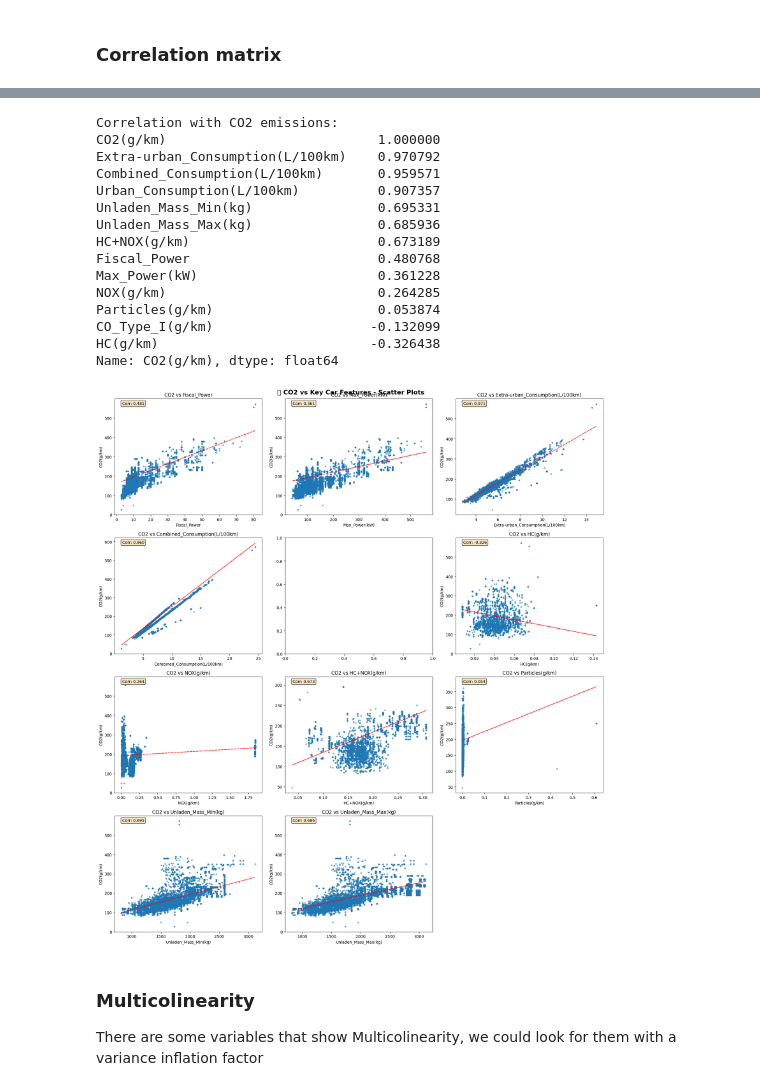
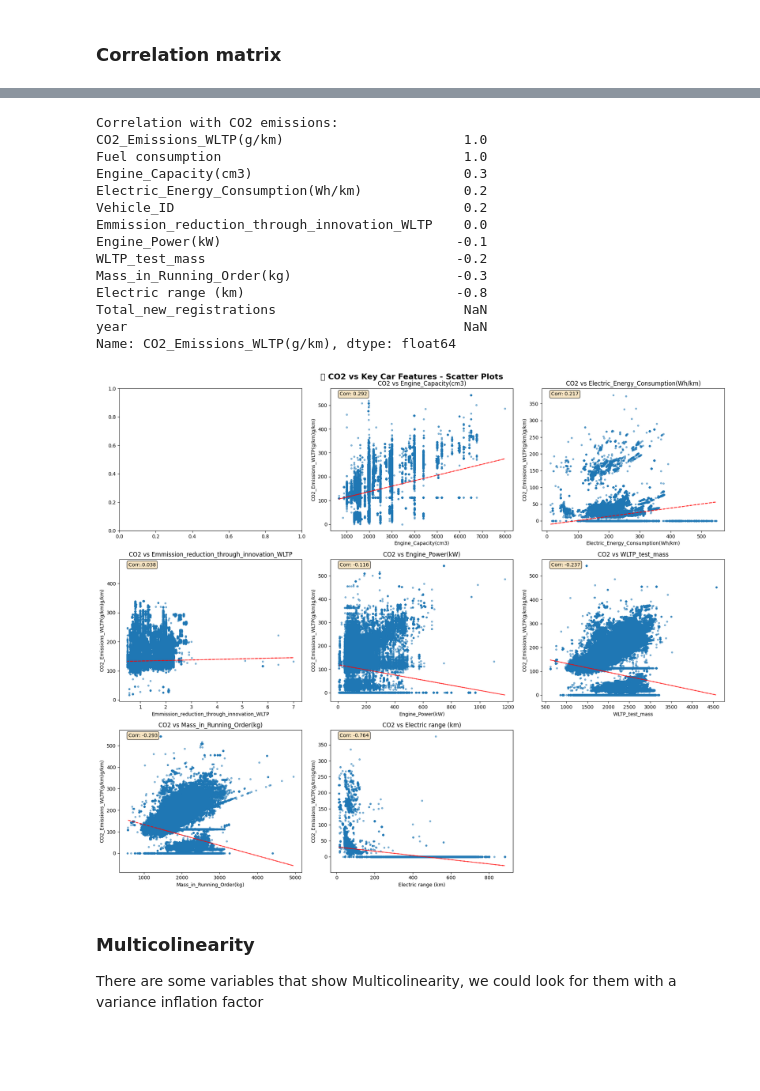
Before and after one commit to Tavocado-S/CO2_Prediction, a Jupyter notebook: notebooks/burak_explo_copy_2023.ipynb, the cells around one changed output, grey strips where cells are left out. Saved outputs shown, nothing was run; the diff lists cells and outputs as text; code cells hidden in the pictures; blank space fills up the shorter version.

Commit message:
2023 Europe Data WIP-Correlation matrix added

```diff
--- a/notebooks/burak_explo_copy_2023.ipynb
+++ b/notebooks/burak_explo_copy_2023.ipynb
@@ -124,8 +98,8 @@ df = pd.read_csv('../data/raw/2013_car_data.csv', sep=';', encoding='latin1')
 # %%
 
-# 2024 France Database into df
+# 2023 France Database into df_a_a_a
 
-df_a = pd.read_csv('../data/raw/data.csv', sep=',', encoding='utf-8')
+df_a = pd.read_csv('../data/raw/data_2023.csv', sep=',', encoding='utf-8')
 # %% [markdown]
 ## **Data Exploration of Europe 2023 Data Set**
 # %% [markdown]
@@ -284,3 +316,6 @@ HC+NOX should be investigated further, maybe some imputing techniques could be u
+# %%
+# Drop rows where target variable has NaN/NA values
+df_a = df_a.dropna(subset=['CO2_Emissions_WLTP(g/km)'])
 # %%
 # Duplicates in the DataFrame and their percentage
 
@@ -305,0 +356,5 @@ df.describe()
+# %%
+# Converting 'Date of registration' to datetime format
+df_a['Date of registration'] = pd.to_datetime(df_a['Date of registration'], errors='coerce')
+# Displaying the first few rows of the DataFrame
+df_a.info()
@@ -575,10 +614,18 @@ Name: CO2(g/km), dtype: float64
 # %%
 # KEY RELATIONSHIPS: CO2 vs NUMERICAL FEATURES
 
-key_numerical = ['Fiscal_Power', 'Max_Power(kW)', 'Extra-urban_Consumption(L/100km)','Combined_Consumption(L/100km)', 'CO_Type_I',
-                 'HC(g/km)', 'NOX(g/km)', 'HC+NOX(g/km)', 'Particles(g/km)', 'Unladen_Mass_Min(kg)', 'Unladen_Mass_Max(kg)']
-numerical_cols = df.select_dtypes(include=[np.number]).columns
-corr_with_co2 = df[numerical_cols].corr()['CO2(g/km)'].sort_values(ascending=False)
+key_numerical = ['Fuel_Consumption',
+                 'Engine_Capacity(cm3)',
+                 'Electric_Energy_Consumption(Wh/km)',
+                 'Emmission_reduction_through_innovation_WLTP',
+                 'Engine_Power(kW)',
+                 'WLTP_test_mass',
+                 'Mass_in_Running_Order(kg)',
+                 'Electric range (km)']
+
+
+numerical_cols = df_a.select_dtypes(include=[np.number]).columns
+corr_with_co2 = df_a[numerical_cols].corr()['CO2_Emissions_WLTP(g/km)'].sort_values(ascending=False)
 print("Correlation with CO2 emissions:")
 print(corr_with_co2)
 
@@ -586,54 +633,53 @@ import math
 
 # Scatter plots for key relationships
 n_features = len(key_numerical)
 n_cols = 3
 n_rows = math.ceil(n_features / n_cols)
 fig, axes = plt.subplots(n_rows, n_cols, figsize=(6 * n_cols, 5 * n_rows))
 fig.suptitle('🔍 CO2 vs Key Car Features - Scatter Plots', fontsize=16, fontweight='bold')
 
 # Flatten axes for easy indexing
 axes = axes.flatten() if n_features > 1 else [axes]
 
 for i, feature in enumerate(key_numerical):
-    if feature in df.columns:
-        clean_data = df[[feature, 'CO2(g/km)']].dropna()
-        axes[i].scatter(clean_data[feature], clean_data['CO2(g/km)'], alpha=0.5, s=10)
+    if feature in df_a.columns:
+        clean_data = df_a[[feature, 'CO2_Emissions_WLTP(g/km)']].dropna()
+        axes[i].scatter(clean_data[feature], clean_data['CO2_Emissions_WLTP(g/km)'], alpha=0.5, s=10)
         axes[i].set_xlabel(feature)
-        axes[i].set_ylabel('CO2(g/km)')
+        axes[i].set_ylabel('CO2_Emissions_WLTP(g/km)g/km)')
         axes[i].set_title(f'CO2 vs {feature}')
         # Add trend line
         if len(clean_data) > 1:
-            z = np.polyfit(clean_data[feature], clean_data['CO2(g/km)'], 1)
+            z = np.polyfit(clean_data[feature], clean_data['CO2_Emissions_WLTP(g/km)'], 1)
             p = np.poly1d(z)
             axes[i].plot(clean_data[feature], p(clean_data[feature]), "r--", alpha=0.8)
         # Add correlation coefficient
-        corr = clean_data[feature].corr(clean_data['CO2(g/km)'])
+        corr = clean_data[feature].corr(clean_data['CO2_Emissions_WLTP(g/km)'])
         axes[i].text(0.05, 0.95, f'Corr: {corr:.3f}', transform=axes[i].transAxes,
                      bbox=dict(boxstyle="round", facecolor='wheat', alpha=0.8))
 
 # Remove unused subplots
 for j in range(i + 1, n_rows * n_cols):
     fig.delaxes(axes[j])
 
 plt.tight_layout()
 plt.show()
 # %% [output]
 Correlation with CO2 emissions:
-CO2(g/km)                           1.000000
-Extra-urban_Consumption(L/100km)    0.970792
-Combined_Consumption(L/100km)       0.959571
-Urban_Consumption(L/100km)          0.907357
-Unladen_Mass_Min(kg)                0.695331
-Unladen_Mass_Max(kg)                0.685936
-HC+NOX(g/km)                        0.673189
-Fiscal_Power                        0.480768
-Max_Power(kW)                       0.361228
-NOX(g/km)                           0.264285
-Particles(g/km)                     0.053874
-CO_Type_I(g/km)                    -0.132099
-HC(g/km)                           -0.326438
-Name: CO2(g/km), dtype: float64
+CO2_Emissions_WLTP(g/km)                       1.0
+Fuel consumption                               1.0
+Engine_Capacity(cm3)                           0.3
+Electric_Energy_Consumption(Wh/km)             0.2
+Vehicle_ID                                     0.2
+Emmission_reduction_through_innovation_WLTP    0.0
+Engine_Power(kW)                              -0.1
+WLTP_test_mass                                -0.2
+Mass_in_Running_Order(kg)                     -0.3
+Electric range (km)                           -0.8
+Total_new_registrations                        NaN
+year                                           NaN
+Name: CO2_Emissions_WLTP(g/km), dtype: float64
-[figure, old version]
+[figure, new version]
 # %% [markdown]
 ### Multicolinearity
 There are some variables that show Multicolinearity, we could look for them with a variance inflation factor
```
Also changed, not shown: parts of 46 cells of this notebook, 1 other file.
